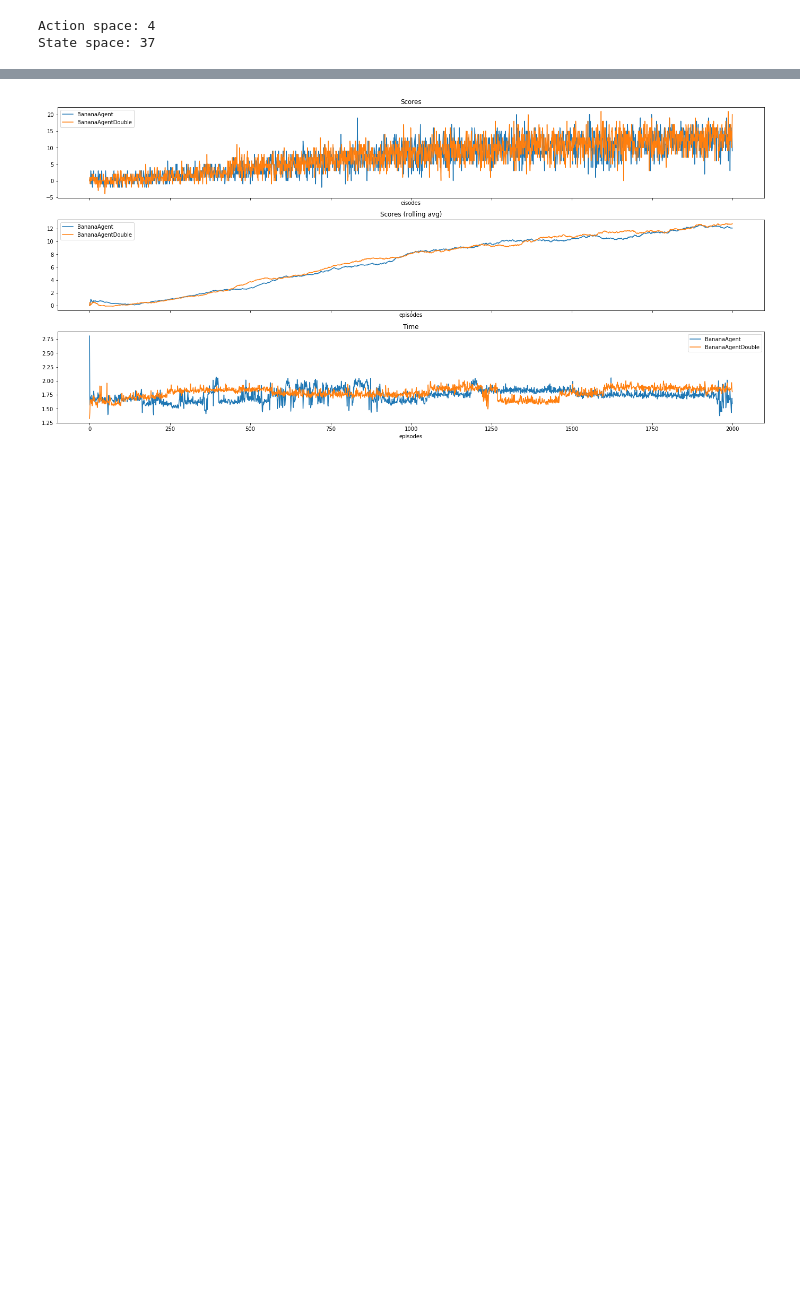
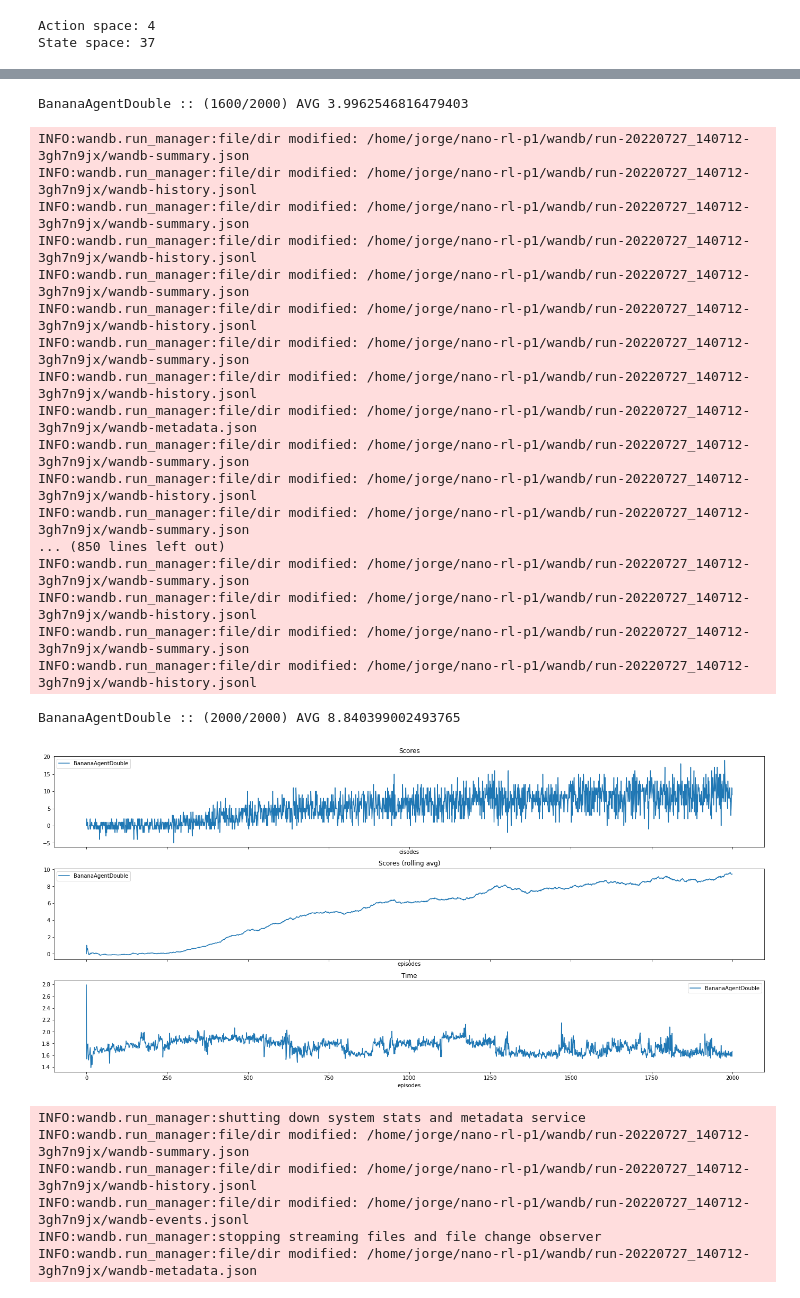
Before and after one commit to jorgemb/udacity-deeprl-banana-agent, a Jupyter notebook: Navigation.ipynb, the cells around one changed output, grey strips where cells are left out. Drawn from its saved outputs; the diff is of its cells as text; code cells hidden in the pictures; blank space fills up the shorter version.

Commit message:
Working with wandb sweeps

```diff
--- a/Navigation.ipynb
+++ b/Navigation.ipynb
@@ -148,8 +143,4 @@ def do_experiment(environment, agent, episodes, print_every):
 # %%
-average_window = 100
-
-episodes = 2000
-print_every = 400
 
 # Perform each episode of the training
 figure, axis = plt.subplots(3, 1, figsize=(19, 9), constrained_layout=True, sharex="all")
@@ -160,13 +151,18 @@ axis[1].set_xlabel("episodes")
 axis[2].set_title("Time")
 axis[2].set_xlabel("episodes")
 
-for agent in create_agents(state_space, action_space):
+with wandb.init(project='nanorl-p1') as run:
+    average_window = wandb.config.avg_window
+    episodes = wandb.config.episodes
+    print_every = 400
+
+    agent = create_agent(state_space, action_space, **wandb.config)
     # Do experiment
     scores, times = do_experiment(env, agent, episodes, print_every)
     agent_name = agent.agent_name()
 
     # Save agent
-    torch.save(agent, f"agents/{agent_name}.pt")
+    torch.save(agent, f"agents/{agent_name}-{run.id}.pt")
 
     # Plot the statistics
     x = np.arange(episodes)
@@ -192,4 +252,29 @@ BananaAgentDouble :: (2000/2000) AVG 12.077306733167083
+BananaAgentDouble :: (1600/2000) AVG 3.9962546816479403
+INFO:wandb.run_manager:file/dir modified: /home/jorge/nano-rl-p1/wandb/run-20220727_140712-3gh7n9jx/wandb-summary.json
+INFO:wandb.run_manager:file/dir modified: /home/jorge/nano-rl-p1/wandb/run-20220727_140712-3gh7n9jx/wandb-history.jsonl
+INFO:wandb.run_manager:file/dir modified: /home/jorge/nano-rl-p1/wandb/run-20220727_140712-3gh7n9jx/wandb-summary.json
+INFO:wandb.run_manager:file/dir modified: /home/jorge/nano-rl-p1/wandb/run-20220727_140712-3gh7n9jx/wandb-history.jsonl
+INFO:wandb.run_manager:file/dir modified: /home/jorge/nano-rl-p1/wandb/run-20220727_140712-3gh7n9jx/wandb-summary.json
+INFO:wandb.run_manager:file/dir modified: /home/jorge/nano-rl-p1/wandb/run-20220727_140712-3gh7n9jx/wandb-history.jsonl
+INFO:wandb.run_manager:file/dir modified: /home/jorge/nano-rl-p1/wandb/run-20220727_140712-3gh7n9jx/wandb-summary.json
+INFO:wandb.run_manager:file/dir modified: /home/jorge/nano-rl-p1/wandb/run-20220727_140712-3gh7n9jx/wandb-history.jsonl
+INFO:wandb.run_manager:file/dir modified: /home/jorge/nano-rl-p1/wandb/run-20220727_140712-3gh7n9jx/wandb-metadata.json
+INFO:wandb.run_manager:file/dir modified: /home/jorge/nano-rl-p1/wandb/run-20220727_140712-3gh7n9jx/wandb-summary.json
+INFO:wandb.run_manager:file/dir modified: /home/jorge/nano-rl-p1/wandb/run-20220727_140712-3gh7n9jx/wandb-history.jsonl
+INFO:wandb.run_manager:file/dir modified: /home/jorge/nano-rl-p1/wandb/run-20220727_140712-3gh7n9jx/wandb-summary.json
+... (850 lines left out)
+INFO:wandb.run_manager:file/dir modified: /home/jorge/nano-rl-p1/wandb/run-20220727_140712-3gh7n9jx/wandb-summary.json
+INFO:wandb.run_manager:file/dir modified: /home/jorge/nano-rl-p1/wandb/run-20220727_140712-3gh7n9jx/wandb-history.jsonl
+INFO:wandb.run_manager:file/dir modified: /home/jorge/nano-rl-p1/wandb/run-20220727_140712-3gh7n9jx/wandb-summary.json
+INFO:wandb.run_manager:file/dir modified: /home/jorge/nano-rl-p1/wandb/run-20220727_140712-3gh7n9jx/wandb-history.jsonl
+BananaAgentDouble :: (2000/2000) AVG 8.840399002493765
-[figure, old version]
+[figure, new version]
+INFO:wandb.run_manager:shutting down system stats and metadata service
+INFO:wandb.run_manager:file/dir modified: /home/jorge/nano-rl-p1/wandb/run-20220727_140712-3gh7n9jx/wandb-summary.json
+INFO:wandb.run_manager:file/dir modified: /home/jorge/nano-rl-p1/wandb/run-20220727_140712-3gh7n9jx/wandb-history.jsonl
+INFO:wandb.run_manager:file/dir modified: /home/jorge/nano-rl-p1/wandb/run-20220727_140712-3gh7n9jx/wandb-events.jsonl
+INFO:wandb.run_manager:stopping streaming files and file change observer
+INFO:wandb.run_manager:file/dir modified: /home/jorge/nano-rl-p1/wandb/run-20220727_140712-3gh7n9jx/wandb-metadata.json
 # %%
 # Close environment
 env.close()
```
Also changed, not shown: parts of 5 cells of this notebook, 15 other files.
